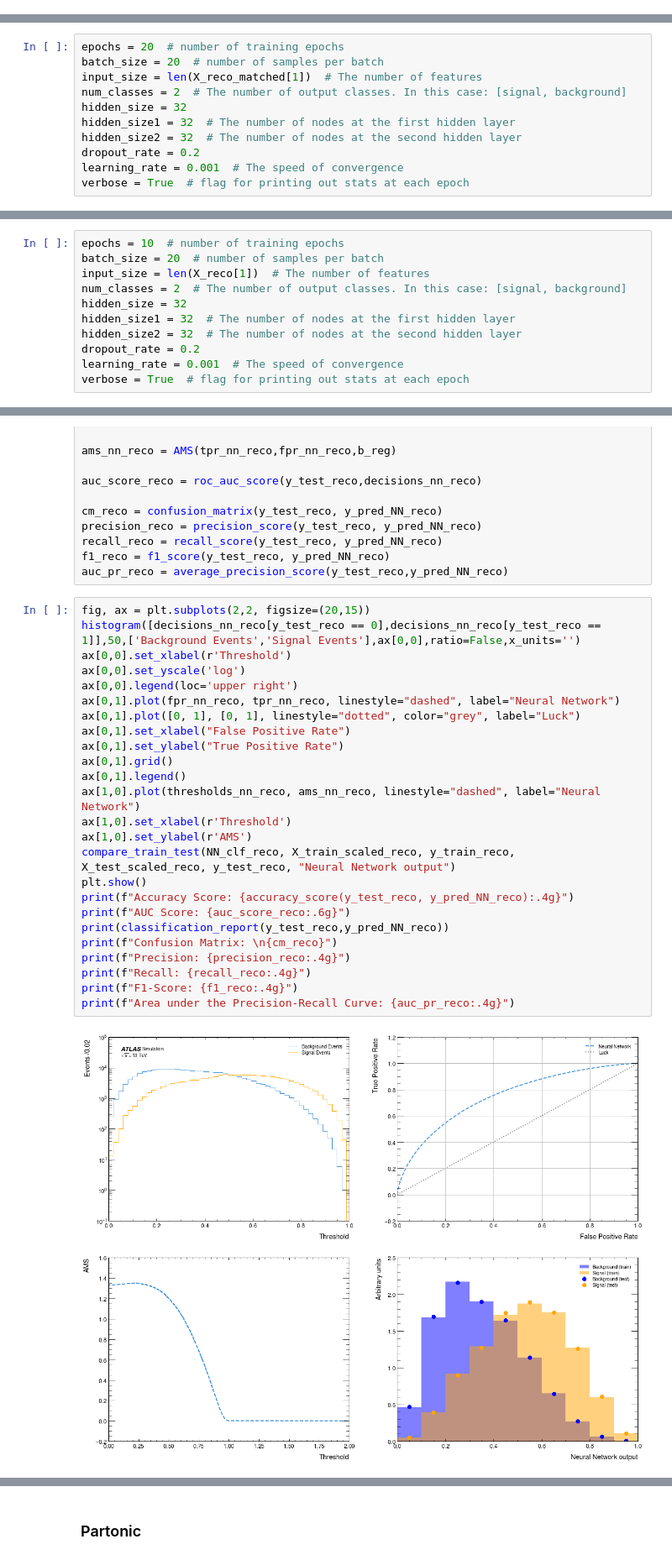
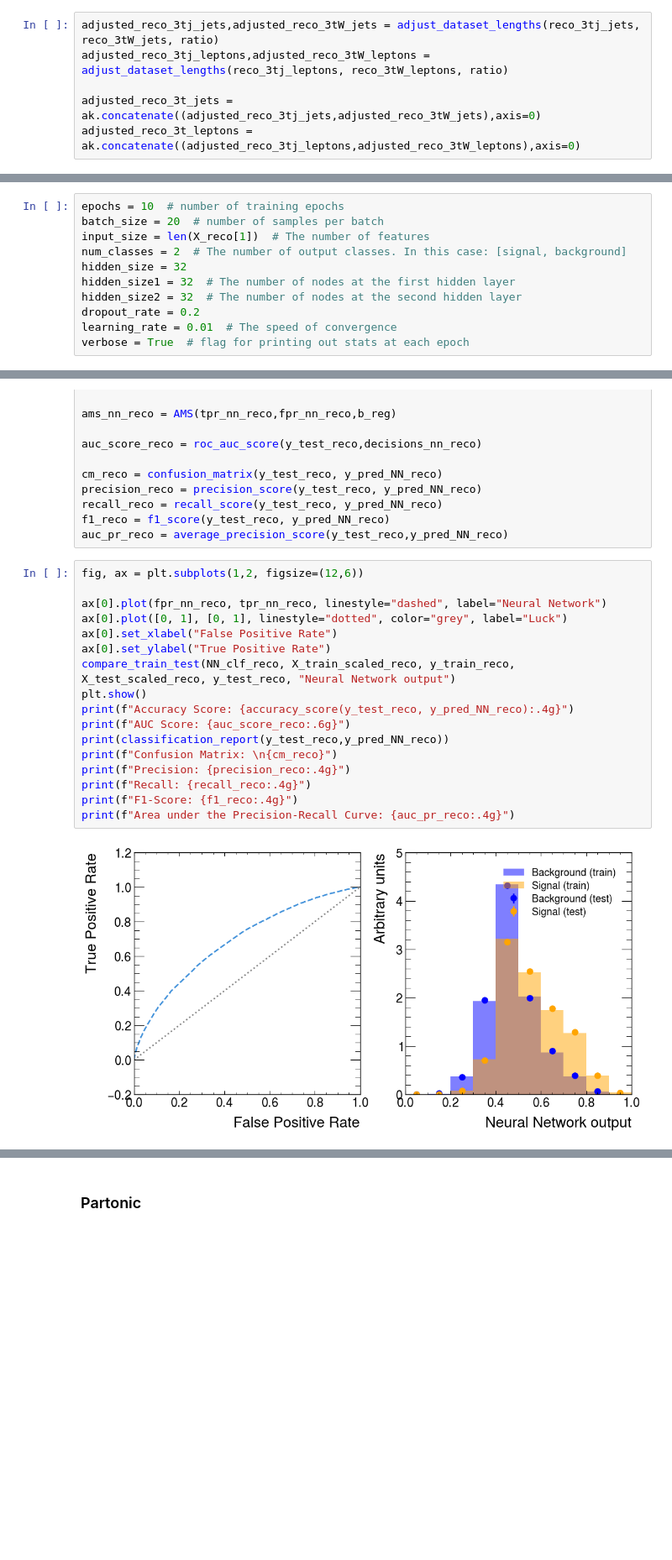
Before and after one commit to archiebrooks02/MPHYS-4Top, a Jupyter notebook: ML_bigdata.ipynb, the cells around one changed output, grey strips where cells are left out. Shown at 84% size. Drawn from its saved outputs; the diff is of its cells as text; blank space fills up the shorter version.

Commit message:
cross section adjustment

```diff
--- a/ML_bigdata.ipynb
+++ b/ML_bigdata.ipynb
@@ -1394,0 +1748,6 @@ print(len(filtered_reco_3t_jets))
+# %%
+adjusted_reco_3tj_jets,adjusted_reco_3tW_jets = adjust_dataset_lengths(reco_3tj_jets, reco_3tW_jets, ratio)
+adjusted_reco_3tj_leptons,adjusted_reco_3tW_leptons = adjust_dataset_lengths(reco_3tj_leptons, reco_3tW_leptons, ratio)
+
+adjusted_reco_3t_jets = ak.concatenate((adjusted_reco_3tj_jets,adjusted_reco_3tW_jets),axis=0)
+adjusted_reco_3t_leptons = ak.concatenate((adjusted_reco_3tj_leptons,adjusted_reco_3tW_leptons),axis=0)
@@ -1946,12 +2693,12 @@ X_scaled_reco_matched = scaler.transform(X_reco_matched)
 # %%
-epochs = 20  # number of training epochs
+epochs = 10  # number of training epochs
 batch_size = 20  # number of samples per batch
-input_size = len(X_reco_matched[1])  # The number of features
+input_size = len(X_reco[1])  # The number of features
 num_classes = 2  # The number of output classes. In this case: [signal, background]
 hidden_size = 32
 hidden_size1 = 32  # The number of nodes at the first hidden layer
 hidden_size2 = 32  # The number of nodes at the second hidden layer
 dropout_rate = 0.2
-learning_rate = 0.001  # The speed of convergence
+learning_rate = 0.01  # The speed of convergence
 verbose = True  # flag for printing out stats at each epoch
 # %%
@@ -2100,11 +2719,0 @@ KeyboardInterrupt:
-# %%
-epochs = 10  # number of training epochs
-batch_size = 20  # number of samples per batch
-input_size = len(X_reco[1])  # The number of features
-num_classes = 2  # The number of output classes. In this case: [signal, background]
-hidden_size = 32
-hidden_size1 = 32  # The number of nodes at the first hidden layer
-hidden_size2 = 32  # The number of nodes at the second hidden layer
-dropout_rate = 0.2
-learning_rate = 0.001  # The speed of convergence
-verbose = True  # flag for printing out stats at each epoch
@@ -2166,29 +2761,21 @@ recall_reco = recall_score(y_test_reco, y_pred_NN_reco)
 f1_reco = f1_score(y_test_reco, y_pred_NN_reco)
 auc_pr_reco = average_precision_score(y_test_reco,y_pred_NN_reco)
 # %%
-fig, ax = plt.subplots(2,2, figsize=(20,15))
-histogram([decisions_nn_reco[y_test_reco == 0],decisions_nn_reco[y_test_reco == 1]],50,['Background Events','Signal Events'],ax[0,0],ratio=False,x_units='')
-ax[0,0].set_xlabel(r'Threshold')
-ax[0,0].set_yscale('log')
-ax[0,0].legend(loc='upper right')
-ax[0,1].plot(fpr_nn_reco, tpr_nn_reco, linestyle="dashed", label="Neural Network")
-ax[0,1].plot([0, 1], [0, 1], linestyle="dotted", color="grey", label="Luck")
-ax[0,1].set_xlabel("False Positive Rate")
-ax[0,1].set_ylabel("True Positive Rate")
-ax[0,1].grid()
-ax[0,1].legend()
-ax[1,0].plot(thresholds_nn_reco, ams_nn_reco, linestyle="dashed", label="Neural Network")
-ax[1,0].set_xlabel(r'Threshold')
-ax[1,0].set_ylabel(r'AMS')
+fig, ax = plt.subplots(1,2, figsize=(12,6))
+
+ax[0].plot(fpr_nn_reco, tpr_nn_reco, linestyle="dashed", label="Neural Network")
+ax[0].plot([0, 1], [0, 1], linestyle="dotted", color="grey", label="Luck")
+ax[0].set_xlabel("False Positive Rate")
+ax[0].set_ylabel("True Positive Rate")
 compare_train_test(NN_clf_reco, X_train_scaled_reco, y_train_reco, X_test_scaled_reco, y_test_reco, "Neural Network output")
 plt.show()
 print(f"Accuracy Score: {accuracy_score(y_test_reco, y_pred_NN_reco):.4g}")
 print(f"AUC Score: {auc_score_reco:.6g}")
 print(classification_report(y_test_reco,y_pred_NN_reco))
 print(f"Confusion Matrix: \n{cm_reco}")
 print(f"Precision: {precision_reco:.4g}")
 print(f"Recall: {recall_reco:.4g}")
 print(f"F1-Score: {f1_reco:.4g}")
 print(f"Area under the Precision-Recall Curve: {auc_pr_reco:.4g}")
 # %% [output]
-[figure, old version]
+[figure, new version]
```
Also changed, not shown: parts of 74 cells of this notebook.
